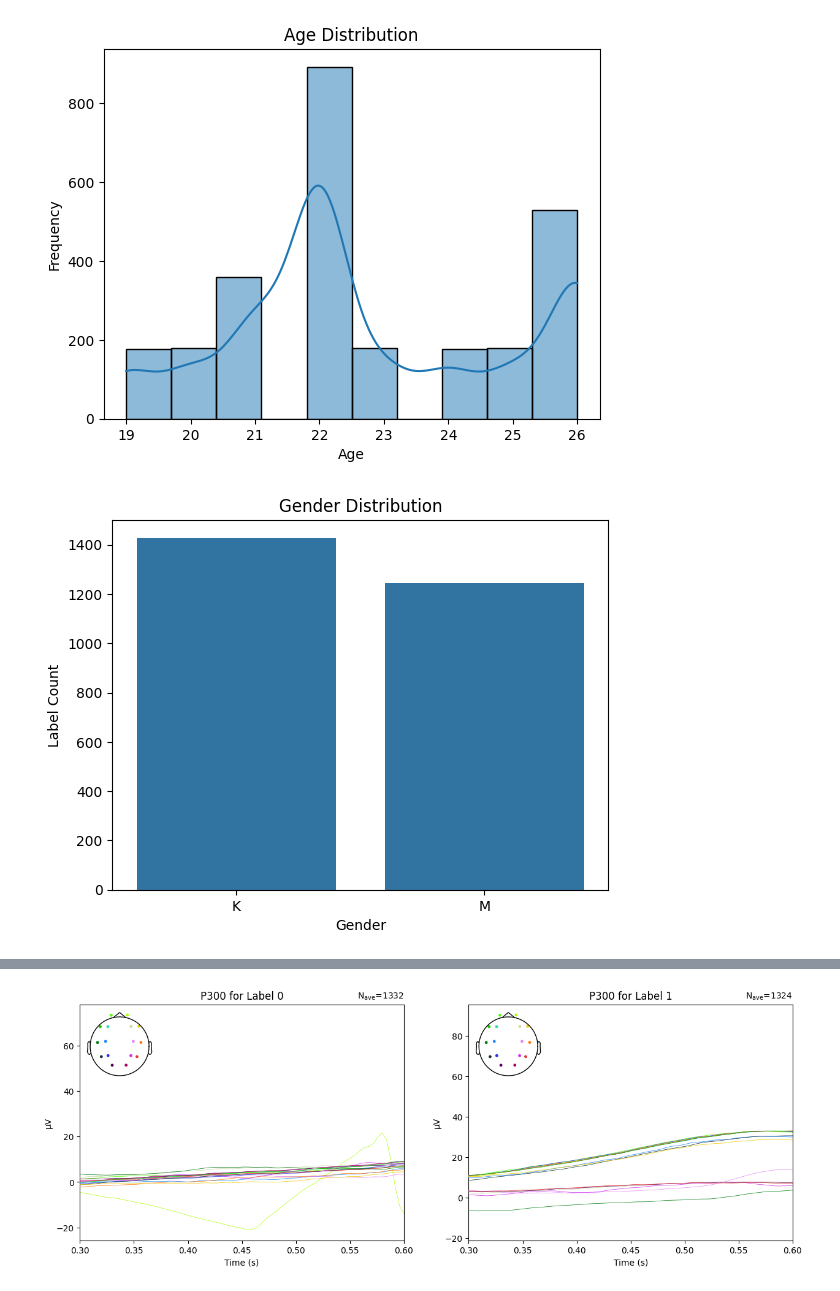
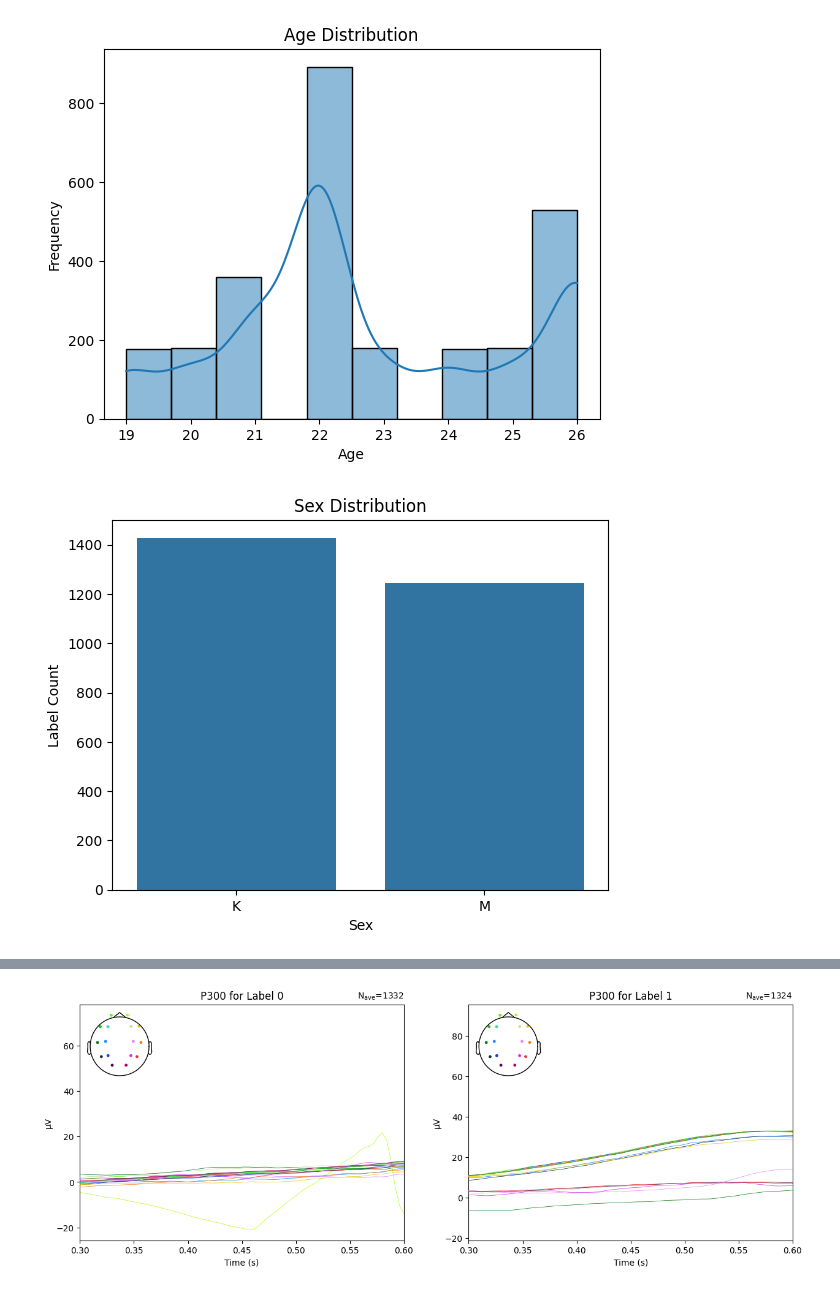
Before and after one commit to GrzegorzSzczepanek/Lie-Detector, a Jupyter notebook: classificators_and_data/EDA/plots_for_paper.ipynb, the cells around one changed output, grey strips where cells are left out. Cells and saved outputs as stored; diff of their text form; code cells hidden in the pictures.

```diff
--- a/classificators_and_data/EDA/plots_for_paper.ipynb
+++ b/classificators_and_data/EDA/plots_for_paper.ipynb
@@ -73,16 +46,17 @@ Not setting me
 | 4 | 1299BF1A | 1 | 0.620 | HOMETOWN | REAL | YES | <Epochs | 1 events (good & bad), ... | YES | 1 |
 | 6 | 1299BF1A | 1 | 0.652 | NAME | REAL | YES | <Epochs | 1 events (good & bad), ... | YES | 1 |
 # %%
-ankiety_df = pd.read_csv("Ankiety.csv")
+participant_info_df = pd.read_csv("participant_info.csv")
 
-# Simulate Ankiety.csv data from previous data
-ankiety_df = pd.DataFrame(ankiety_df)
+# Simulate participant_info.csv data from previous data
+# participant_info.csv contains basic info about anonimized
+participant_info_df = pd.DataFrame(participant_info_df)
 
-# Filter out rows where "uwagi" contains "zespute"
-filtered_ankiety_df = ankiety_df[~ankiety_df["uwagi"].str.contains("zespute", na=False)]
+# Filter out rows where "uwagi" (comments) contains "zespute" (broken)
+filtered_participant_info_df = participant_info_df[~participant_info_df["comments"].str.contains("broken", na=False)]
 
-# Merge the filtered ankiety data with the main DataFrame on "subject" (UUID equivalent)
-df = pd.merge(df, filtered_ankiety_df, how="left", left_on="subject", right_on="UUID")
+
+df = pd.merge(df, filtered_participant_info_df, how="left", left_on="subject", right_on="UUID")
 df.drop(columns=["UUID"], inplace=True)
 # %%
 df.head()
@@ -117,7 +90,0 @@ print(unique_subjects)
-# %%
-# Rename columns and drop 'uwagi' column
-df.rename(columns={'Płeć': 'gender', 'Wiek': 'age'}, inplace=True)
-df.drop(columns=['uwagi'], inplace=True)
-
-# Display the updated DataFrame
-df.head()
@@ -130,0 +91,4 @@ df.head()
+# %%
+df.drop(columns=['comments'], inplace=True)
+
+df.head()
@@ -192,10 +163,10 @@ plt.show()
 # %%
-# 2. Participant Consistency by gender
-df['response_std'] = df.groupby('gender')['duration'].transform(np.std)
+# 2. Participant Consistency by Sex
+df['response_std'] = df.groupby('Sex')['duration'].transform(np.std)
 plt.figure(figsize=(12, 6))
-sns.barplot(x='gender', y='response_std', data=df)
-plt.title('Consistency in Response Times Gender')
-plt.xlabel('Gender')
+sns.barplot(x='Sex', y='response_std', data=df)
+plt.title('Consistency in Response Times Sex')
+plt.xlabel('Sex')
 plt.ylabel('Standard Deviation of Response Time (ms)')
 plt.show()
 # %% [output]
@@ -260,13 +231,13 @@ plt.show()
 # %% [output]
 [figure]
 # %%
-sns.countplot(x='gender', data=df)
-plt.title('Gender Distribution')
-plt.xlabel('Gender')
+sns.countplot(x='Sex', data=df)
+plt.title('Sex Distribution')
+plt.xlabel('Sex')
 plt.ylabel('Label Count')
 plt.show()
 # %% [output]
-[figure, old version]
+[figure, new version]
 # %%
 all_epochs = mne.concatenate_epochs(df['eeg'].values.tolist())
 # Plot the concatenated epochs
```
Also changed, not shown: parts of 18 cells of this notebook, 25 other files.
